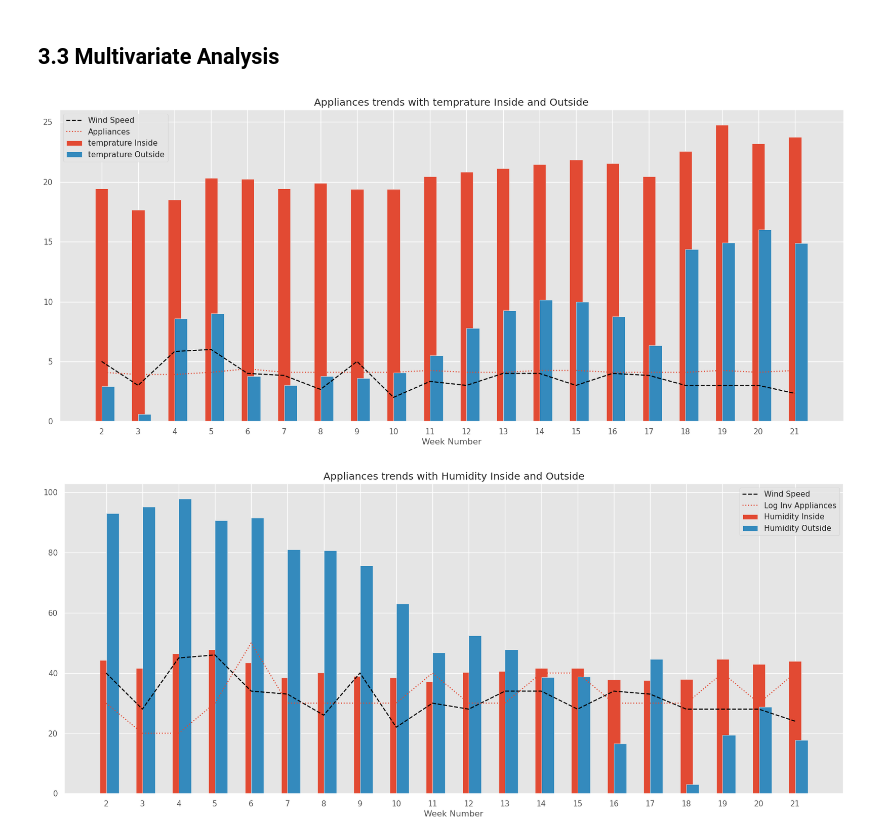
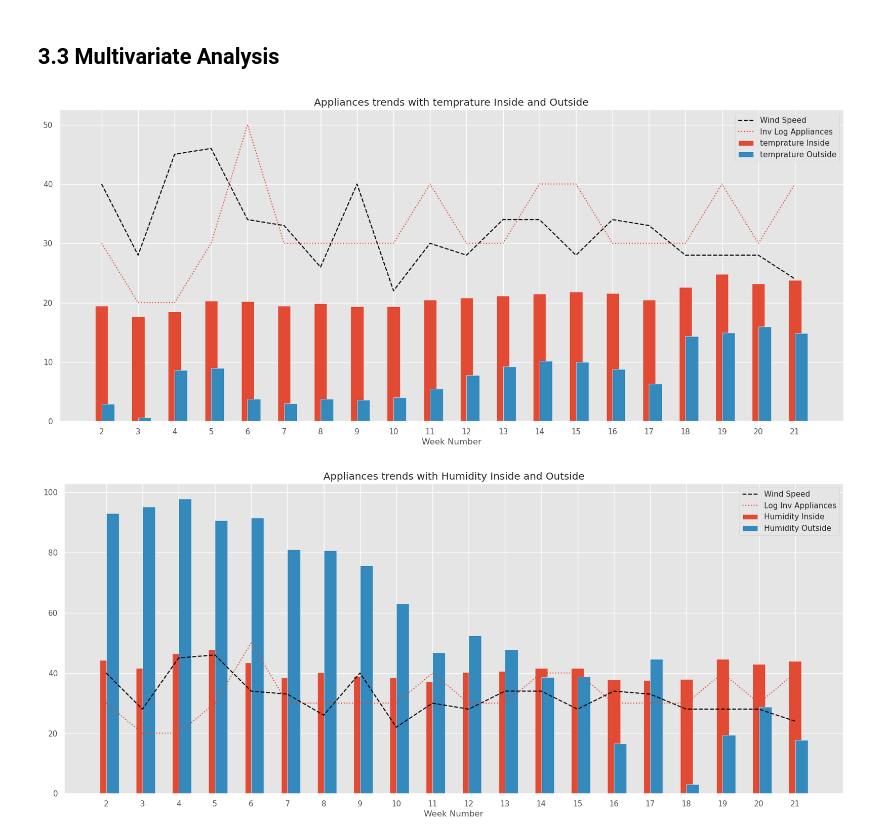
Before and after one commit to bhambrij-upwork/hackthon-june-2023, a Jupyter notebook: fs-household-energy-optimization-prediction.ipynb, the cells around one changed output. Cells and saved outputs as stored; diff of their text form; code cells hidden in the pictures.

```diff
--- a/fs-household-energy-optimization-prediction.ipynb
+++ b/fs-household-energy-optimization-prediction.ipynb
@@ -506,38 +506,38 @@ corr_map(df.drop(['month', 'date_2', 'time','rv1','rv2','visibility', 'windspeed
 df['temprature_inside'] = df[['t1', 't2', 't3', 't4', 't5', 't7', 't8', 't9']].mean(axis=1)
 df['temprature_outside'] = df['t6']
 
-# df['inv_log_appliances'] = np.exp(df['appliances']) - 30
+df['inv_log_appliances'] = np.exp(df['appliances']) - 30
 
-MultvariateDF = df[['week_num', 'temprature_inside', 'temprature_outside', 'windspeed', 'appliances']].groupby('week_num')[['temprature_inside', 'temprature_outside', 'windspeed', 'appliances']].median().reset_index()
-# MultvariateDF['windspeed'] = MultvariateDF['windspeed'] * 6 +10
+MultvariateDF = df[['week_num', 'temprature_inside', 'temprature_outside', 'windspeed', 'inv_log_appliances']].groupby('week_num')[['temprature_inside', 'temprature_outside', 'windspeed', 'inv_log_appliances']].median().reset_index()
+MultvariateDF['windspeed'] = MultvariateDF['windspeed'] * 6 +10
 
 bar_width = 0.35
 bar_offset = bar_width / 2
 
 fig, ax = plt.subplots(figsize=(20,8))
 
 plt.bar(MultvariateDF['week_num'], MultvariateDF['temprature_inside'], width=bar_width, align='center', label='temprature Inside')
 
 plt.bar(np.array(MultvariateDF['week_num']) + bar_offset, MultvariateDF['temprature_outside'], width=bar_width, align='center', label='temprature Outside')
 
 
 plt.plot(MultvariateDF['week_num'], MultvariateDF['windspeed'], label='Wind Speed', c = 'black', linestyle = 'dashed')
 
-plt.plot(MultvariateDF['week_num'], MultvariateDF['appliances'], label='Appliances', linestyle = 'dotted')
+plt.plot(MultvariateDF['week_num'], MultvariateDF['inv_log_appliances'], label='Inv Log Appliances', linestyle = 'dotted')
 
 
 
 plt.xlabel('Week Number')
 plt.ylabel('')
 plt.title('Appliances trends with temprature Inside and Outside')
 plt.xticks(MultvariateDF['week_num'])
 
 plt.legend()
 
 plt.savefig(f'Appliances-trends-with-temprature-Inside-and-Outside.png')
 plt.show()
 # %% [output]
-[figure, old version]
+[figure, new version]
 # %%
 df['humidity_inside'] = df[['rh_1', 'rh_2', 'rh_3', 'rh_4', 'rh_5', 'rh_7', 'rh_8', 'rh_9']].mean(axis=1)
 df['humidity_outside'] = df['rh_6']
```
